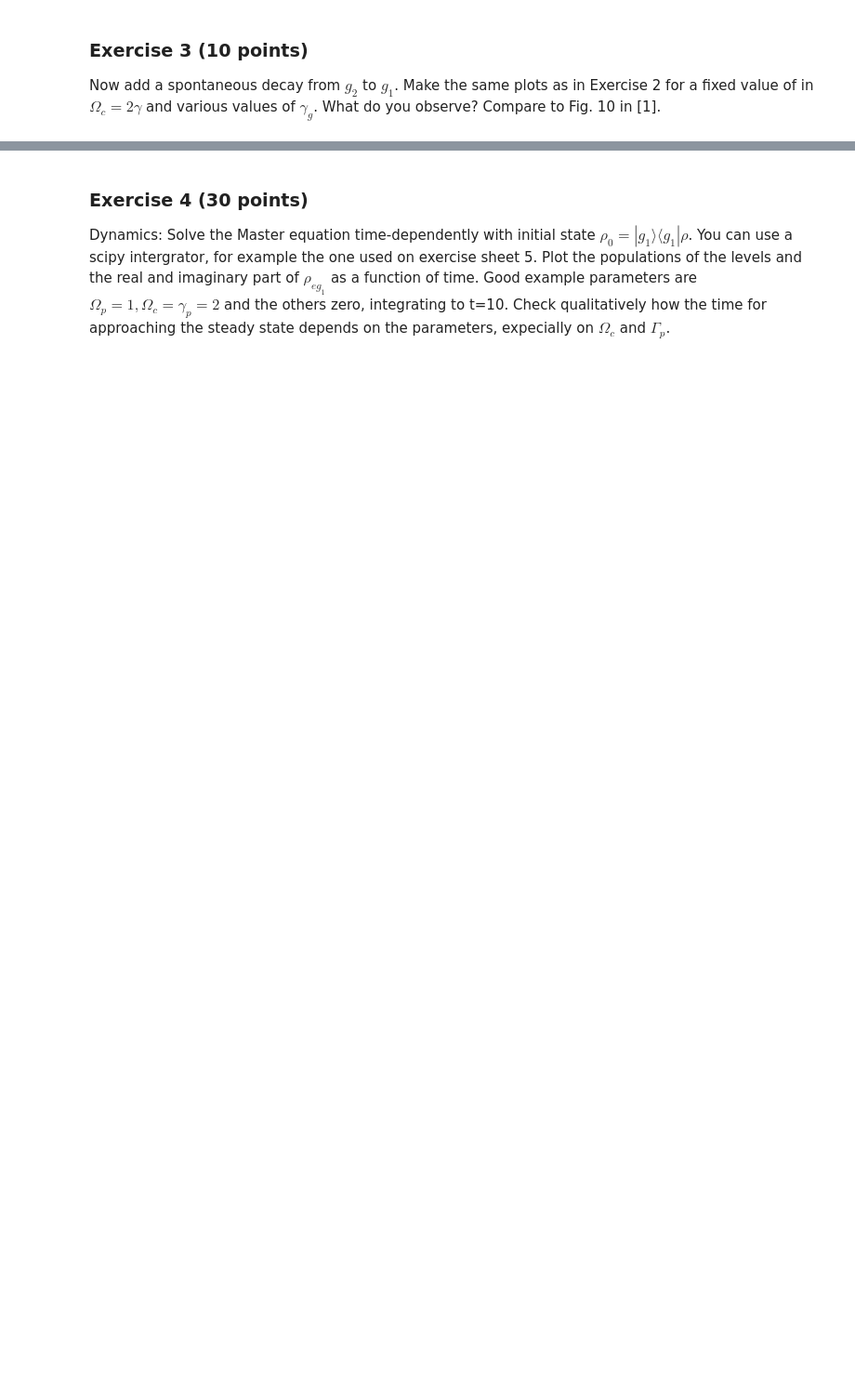
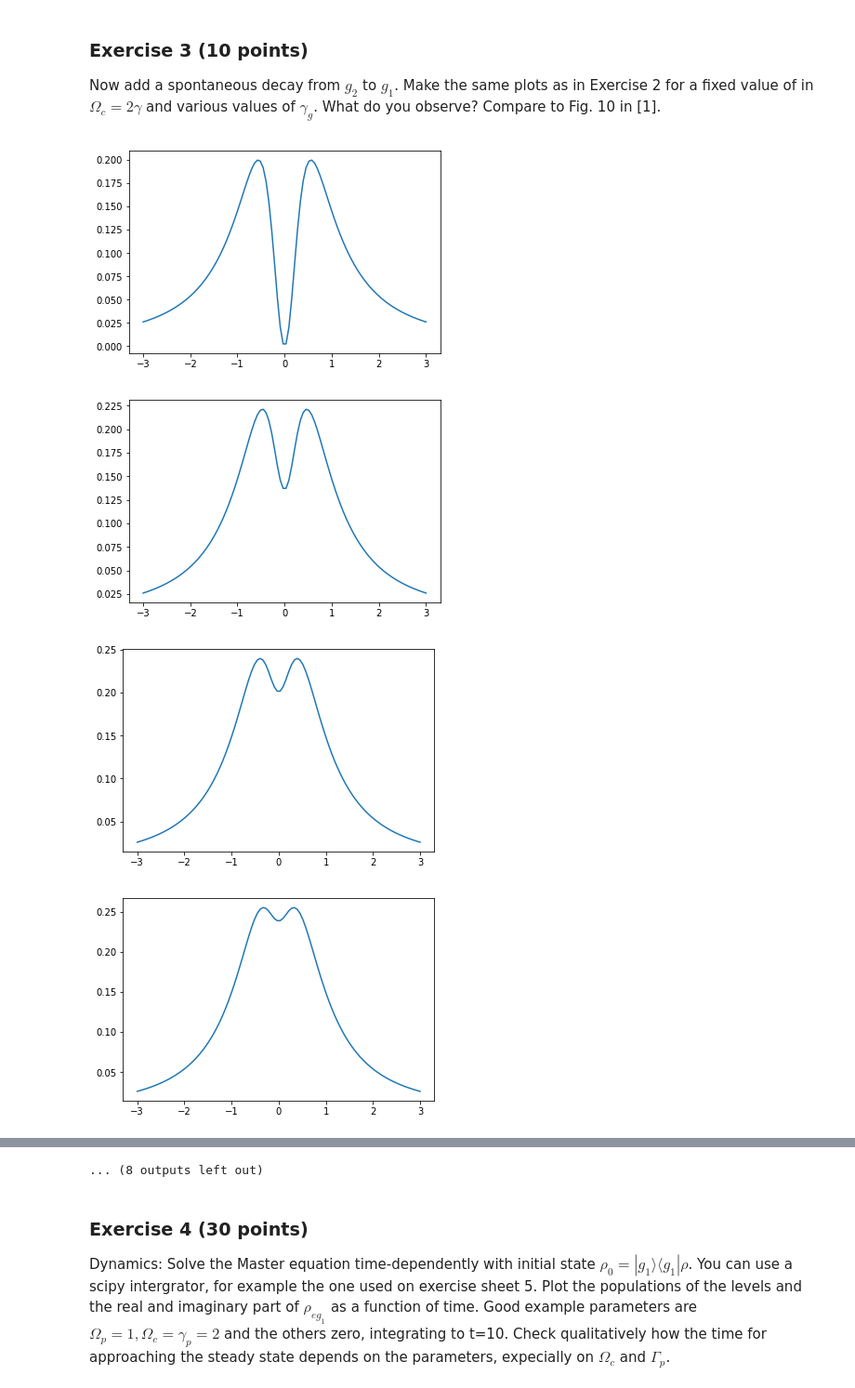
Before and after one commit to ml4cdeca/ComputationalQuantumDynamics, a Jupyter notebook: blatt9/exercise9.ipynb, the cells around one changed output, grey strips where cells are left out. Shown: that part at 93% size. Saved outputs shown, nothing was run; the diff lists cells and outputs as text; code cells hidden in the pictures; blank space fills up the shorter version.

```diff
--- a/blatt9/exercise9.ipynb
+++ b/blatt9/exercise9.ipynb
@@ -91,3 +200,24 @@ Scan the probe detuning $\Delta_p$ at resonant coupling beam ($\Delta_c=0$). Plo
 ### Exercise 3 (10 points)
 
 Now add a spontaneous decay from $g_2$ to $g_1$. Make the same plots as in Exercise 2 for a fixed value of in $\Omega_c=2\gamma$ and various values of $\gamma_{g}$. What do you observe? Compare to Fig. 10 in [1].
+# %%
+#looking at different jump strenghts
+Omec, Omep, gamp, gamc, gammag= 0.5, 1, 1, 0, np.linspace(0,1,20)
+
+for gamma in gammag:
+    steady_real = []
+    steady_imag = []
+    for dp in Delta_p:
+        L = liouvillian(hamiltonian(Omep,Omec,delc,dp),jump_op(gamp,gamc,gamma))
+
+        steady = steady_state(L)[6]
+        steady_real.append(steady.real)
+        steady_imag.append(steady.imag)
+    #Plotting the results
+    plt.plot(Delta_p, steady_imag)
+    plt.show()
+# %% [output]
+[figure, added]
+[figure, added]
+[figure, added]
+[figure, added]
@@ -94,3 +232,4 @@ Now add a spontaneous decay from $g_2$ to $g_1$. Make the same plots as in Exerc
+... (8 outputs left out)
 # %% [markdown]
 ### Exercise 4 (30 points)
 
```
Also changed, not shown: parts of 10 cells of this notebook.
